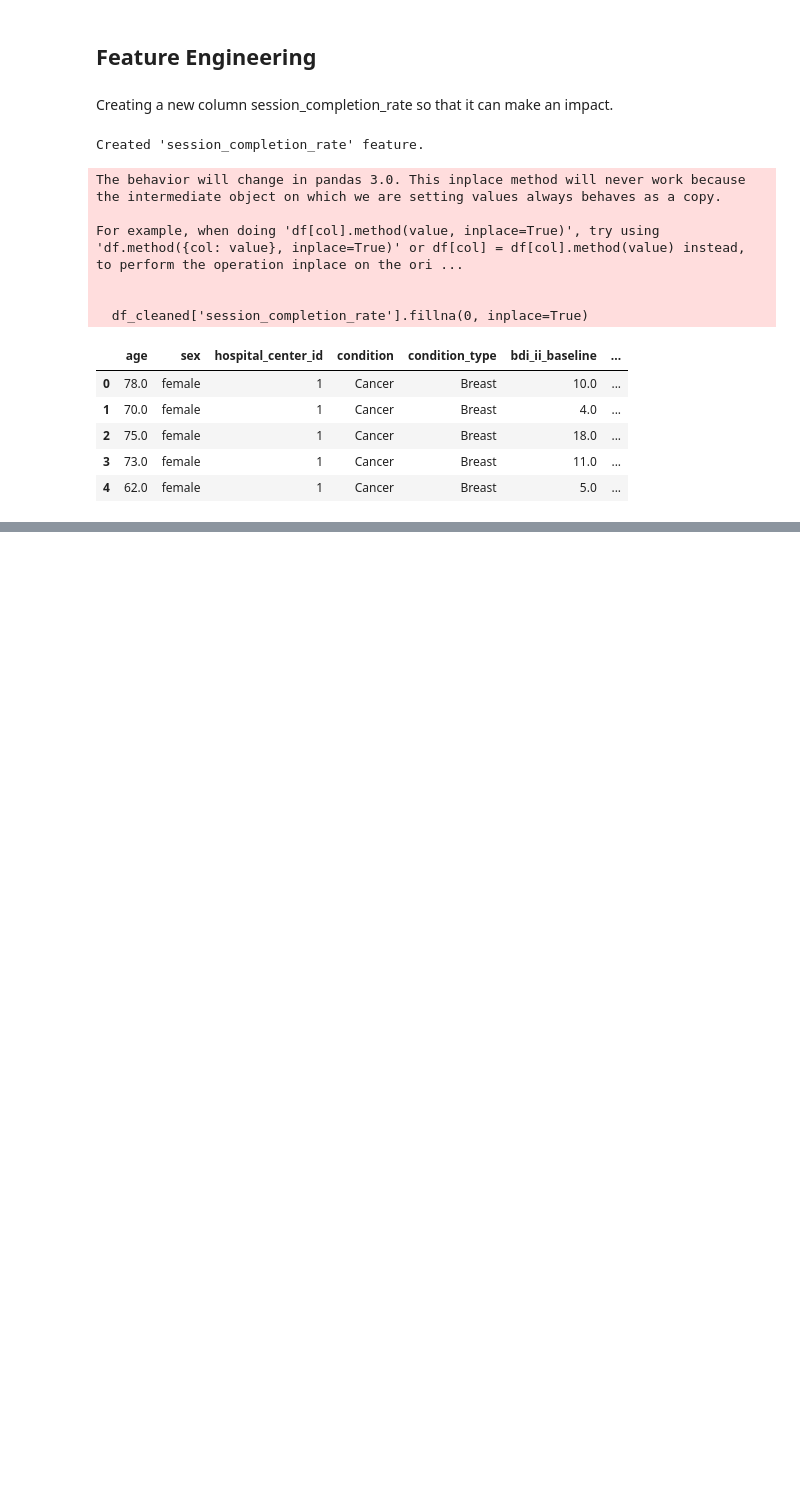
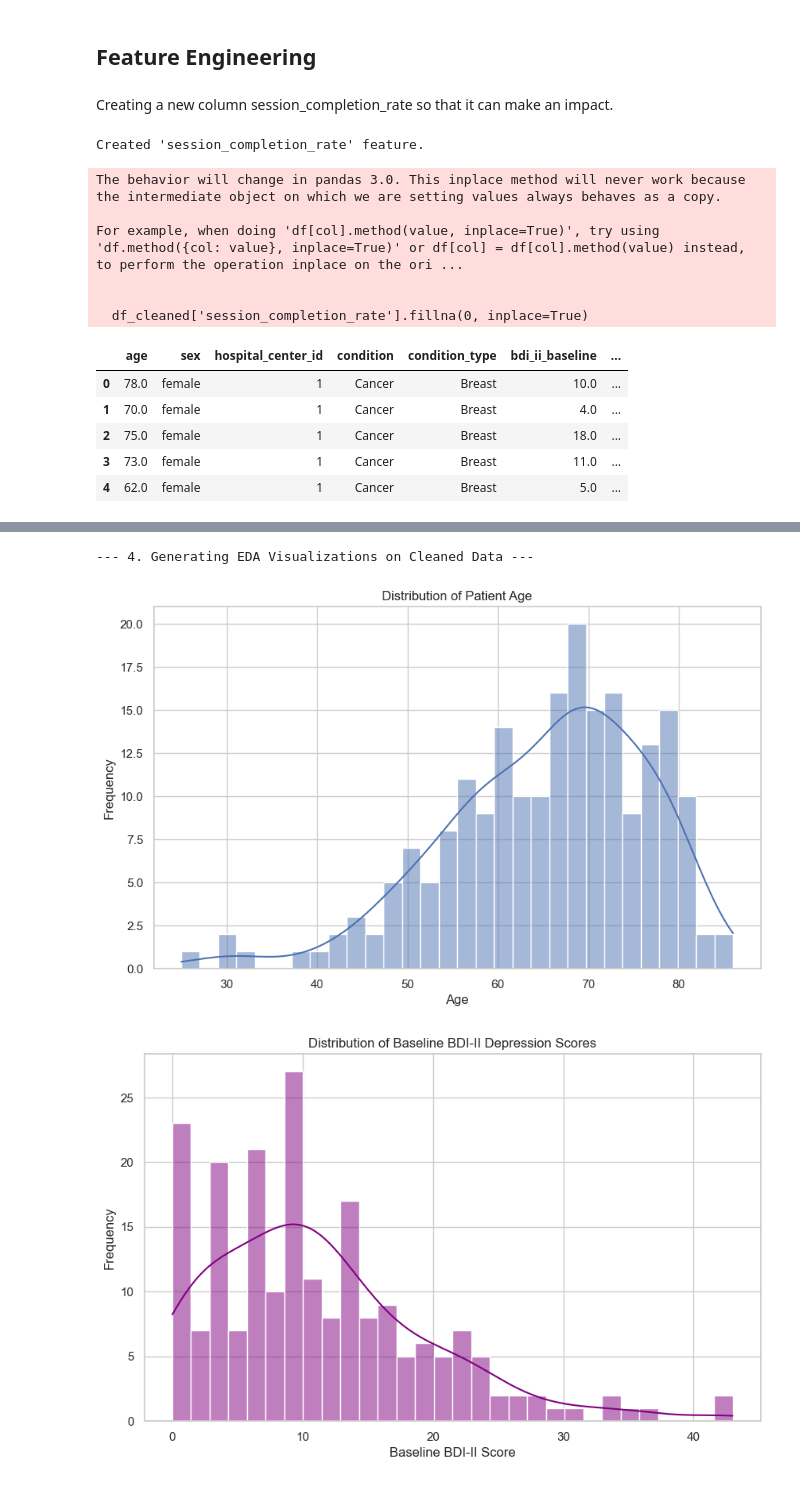
Before and after one commit to jawadchy2150/BHI-2025-Team_Blackout-track1, a Jupyter notebook: EDA.ipynb, the cells around one changed output, grey strips where cells are left out. Saved outputs shown, nothing was run; the diff lists cells and outputs as text; code cells hidden in the pictures; blank space fills up the shorter version.

```diff
--- a/EDA.ipynb
+++ b/EDA.ipynb
@@ -177,0 +193,35 @@ df_cleaned.head()
+# %%
+## EXPLORATORY DATA ANALYSIS (EDA) - VISUALIZATIONS ON CLEANED DATA
+
+print("\n--- 4. Generating EDA Visualizations on Cleaned Data ---")
+sns.set(style="whitegrid")
+
+# Distribution of Age
+plt.figure(figsize=(10, 6))
+sns.histplot(df_cleaned['age'], kde=True, bins=30)
+plt.title('Distribution of Age')
+plt.xlabel('Age')
+plt.ylabel('Frequency')
+plt.show()
+
+
+# Distribution of Baseline BDI-II Scores
+plt.figure(figsize=(10, 6))
+sns.histplot(df_cleaned['bdi_ii_baseline'], kde=True, bins=30, color='purple')
+plt.title('Distribution of Baseline BDI-II Depression Scores')
+plt.xlabel('Baseline BDI-II Score')
+plt.ylabel('Frequency')
+plt.show()
+
+
+# Distribution of the new Session Completion Rate feature
+plt.figure(figsize=(10, 6))
+sns.histplot(df_cleaned['session_completion_rate'], kde=True, bins=20, color='green')
+plt.title('Distribution of Mindfulness Session Completion Rate')
+plt.xlabel('Completion Rate (Completed / Started)')
+plt.ylabel('Frequency')
+plt.show()
+# %% [output]
+--- 4. Generating EDA Visualizations on Cleaned Data ---
+[figure, added]
+[figure, added]
```
Also changed, not shown: parts of 16 cells of this notebook, 1 other file.
